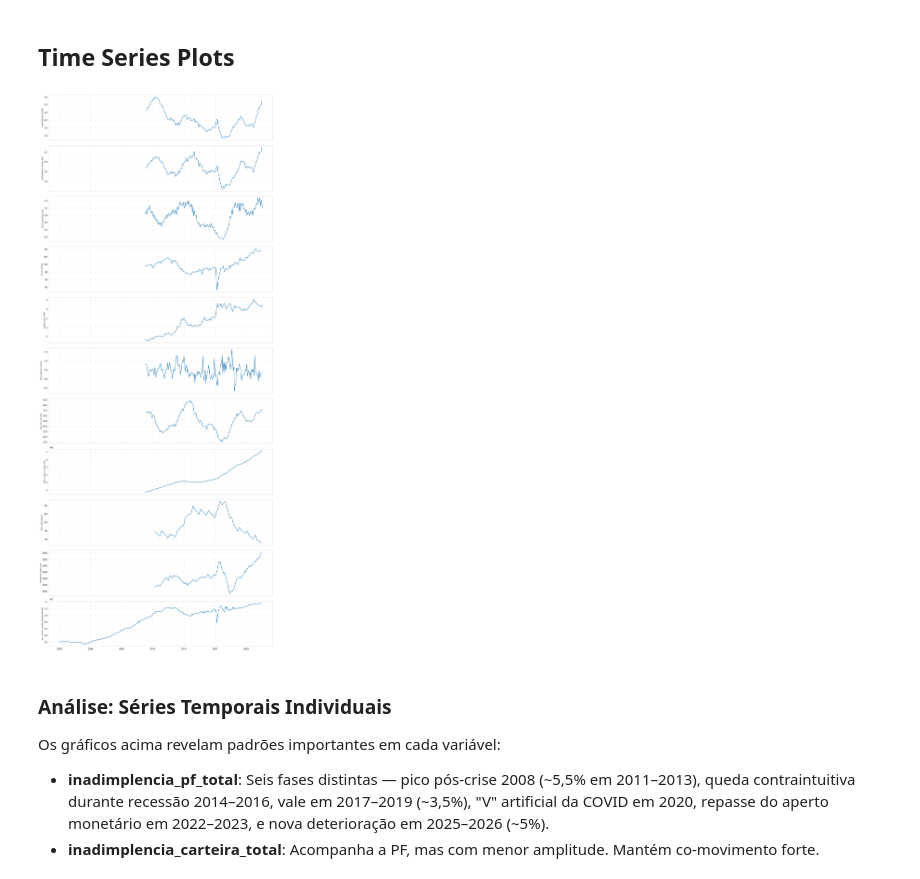
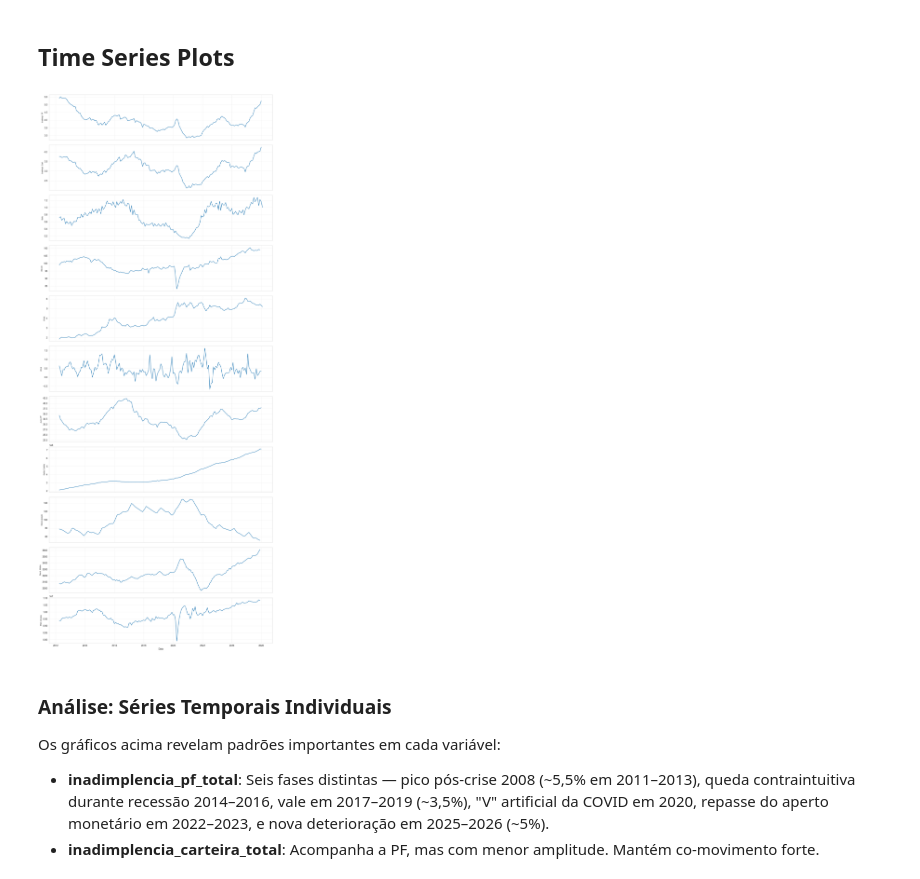
Before and after one commit to BrunoRaphaell/nowcasting, a Jupyter notebook: notebooks/01_eda.ipynb, the cells around one changed output. Saved outputs shown, nothing was run; the diff lists cells and outputs as text; code cells hidden in the pictures.

```diff
--- a/notebooks/01_eda.ipynb
+++ b/notebooks/01_eda.ipynb
@@ -12,6 +27,12 @@ pd.options.display.max_columns = 20
 # %%
 panel = pd.read_parquet("../data/processed/panel.parquet")
+
+# Trim to common start: first date where ALL series have data
+common_start = panel.dropna().index.min()
+panel = panel.loc[common_start:]
+
 print(f"Shape: {panel.shape}")
 print(f"Range: {panel.index.min().date()} to {panel.index.max().date()}")
+print(f"Common start (all series present): {common_start.date()}")
 panel.head(10)
 # %% [output]
@@ -49,15 +88,30 @@ dtype: int64
 # %% [markdown]
 ## Time Series Plots
 # %%
+LABELS = {
+    "inadimplencia_pf_total": "Inadimpl. PF",
+    "inadimplencia_carteira_total": "Inadimpl. Cart.",
+    "selic_acumulada_mes": "Selic",
+    "ibc_br_dessaz": "IBC-Br",
+    "cambio_ptax_venda": "PTAX",
+    "ipca_variacao_mensal": "IPCA",
+    "taxa_juros_pf_total": "Juros PF",
+    "saldo_carteira_credito_total": "Saldo Crédito",
+    "taxa_desocupacao": "Desocupação",
+    "rendimento_medio_real": "Rend. Médio",
+    "pmc_volume_vendas_dessazonalizado": "PMC Vendas",
+}
+
 fig, axes = plt.subplots(len(panel.columns), 1, figsize=(14, 3 * len(panel.columns)), sharex=True)
 for ax, col in zip(axes, panel.columns):
     ax.plot(panel.index, panel[col])
-    ax.set_ylabel(col, fontsize=8)
+    ax.set_ylabel(LABELS.get(col, col), fontsize=8)
     ax.grid(True, alpha=0.3)
+axes[-1].set_xlabel("Data")
 plt.tight_layout()
 plt.show()
 # %% [output]
-[figure, old version]
+[figure, new version]
 # %% [markdown]
 ### Análise: Séries Temporais Individuais
 
```
Also changed, not shown: parts of 66 cells of this notebook, 2 other files.
